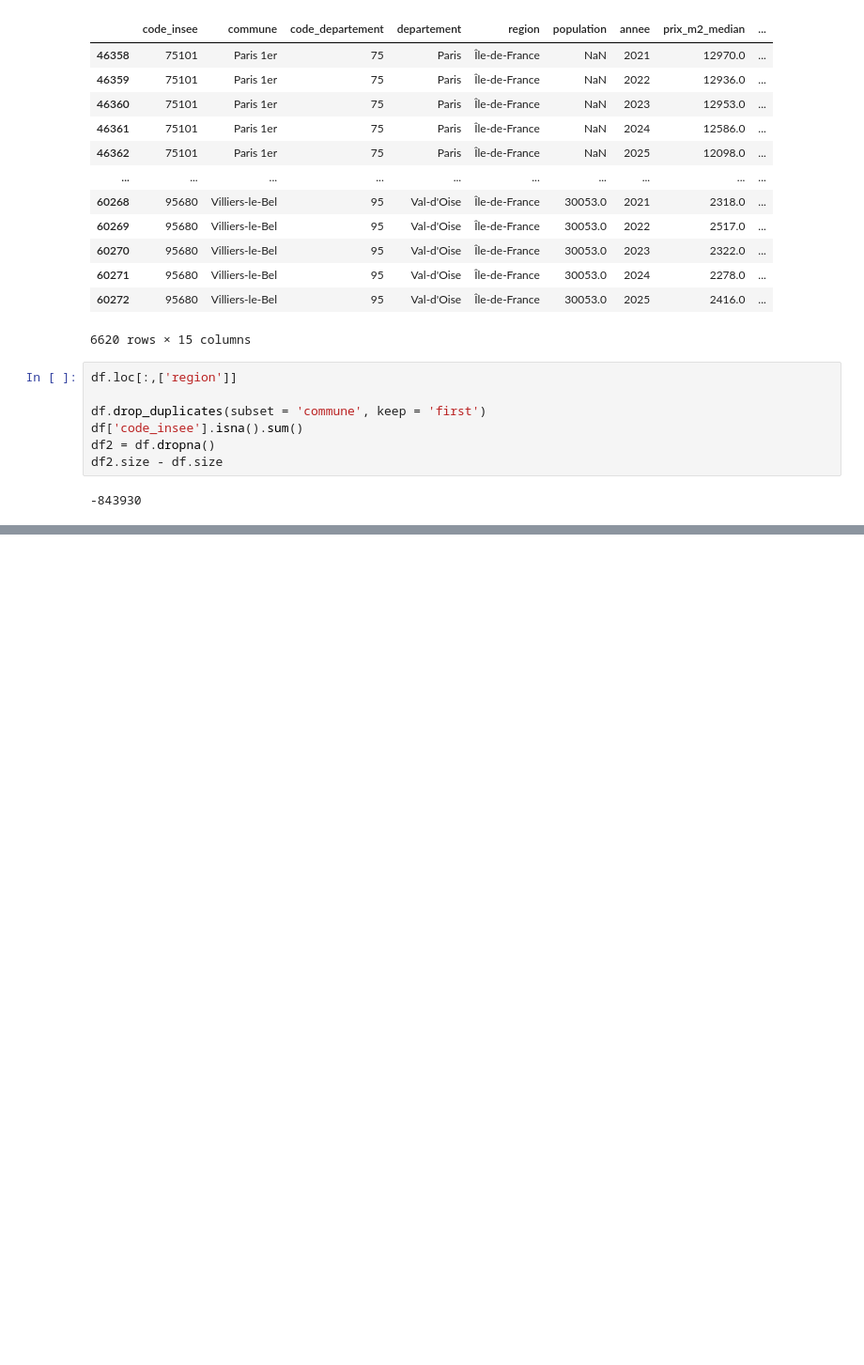
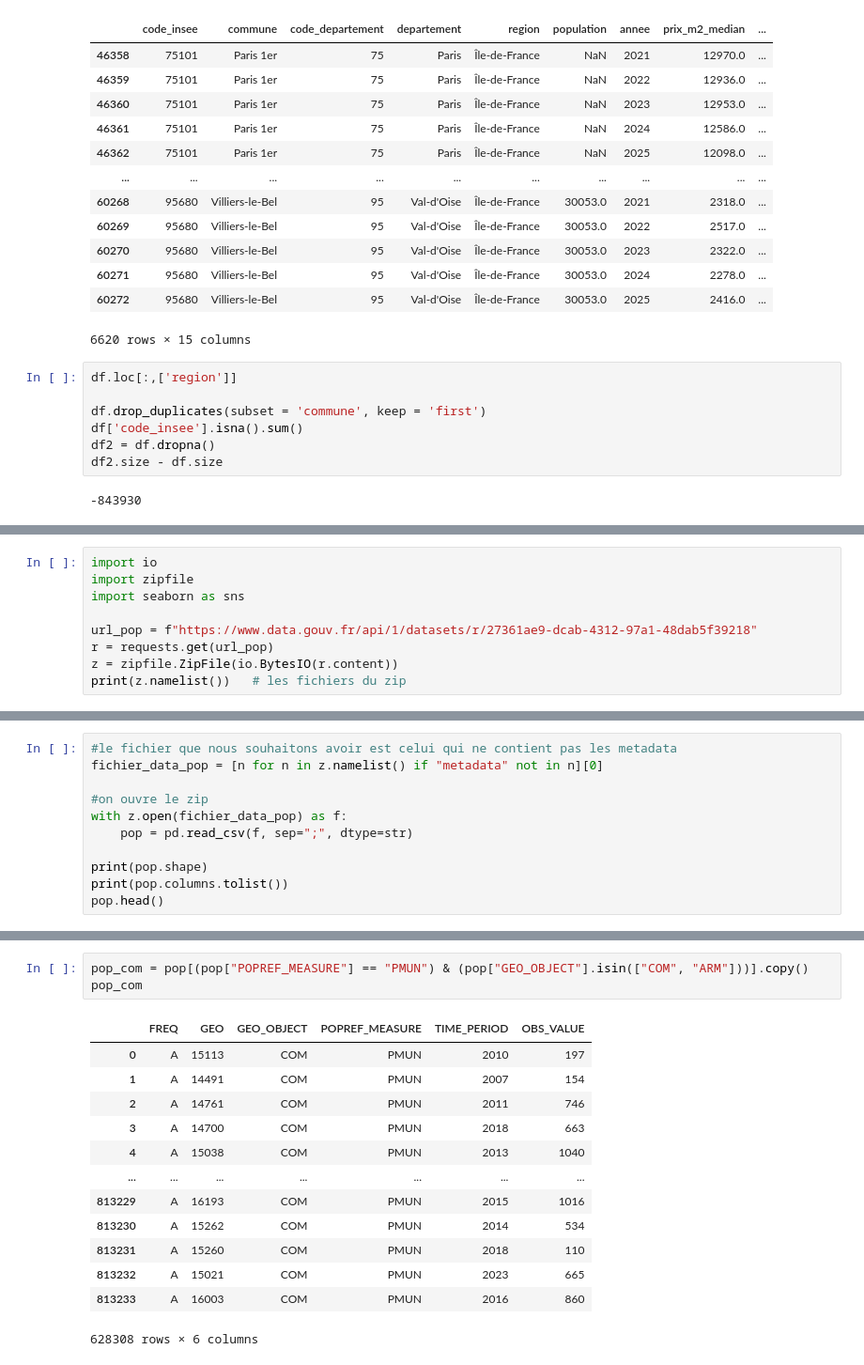
Before and after one commit to TomasAMG7/Python_S1_Challut_Garcia_Mossel, a Jupyter notebook: DATA/Données_price_immobilier.ipynb, the cells around one changed output, grey strips where cells are left out. Shown at 94% size. Cells and saved outputs as stored; diff of their text form; blank space fills up the shorter version.

```diff
--- a/DATA/Données_price_immobilier.ipynb
+++ b/DATA/Données_price_immobilier.ipynb
@@ -145,0 +165,9 @@ df_annee[2025].tail(20)
+# %%
+import io
+import zipfile
+import seaborn as sns
+
+url_pop = f"https://www.data.gouv.fr/api/1/datasets/r/27361ae9-dcab-4312-97a1-48dab5f39218"
+r = requests.get(url_pop)
+z = zipfile.ZipFile(io.BytesIO(r.content))
+print(z.namelist())   # les fichiers du zip
@@ -145,0 +176,11 @@ df_annee[2025].tail(20)
+# %%
+#le fichier que nous souhaitons avoir est celui qui ne contient pas les metadata
+fichier_data_pop = [n for n in z.namelist() if "metadata" not in n][0]
+
+#on ouvre le zip
+with z.open(fichier_data_pop) as f:
+    pop = pd.read_csv(f, sep=";", dtype=str)
+
+print(pop.shape)
+print(pop.columns.tolist())
+pop.head()
@@ -145,0 +196,17 @@ df_annee[2025].tail(20)
+# %%
+pop_com = pop[(pop["POPREF_MEASURE"] == "PMUN") & (pop["GEO_OBJECT"].isin(["COM", "ARM"]))].copy()
+pop_com
+# %% [output]
+|  | FREQ | GEO | GEO_OBJECT | POPREF_MEASURE | TIME_PERIOD | OBS_VALUE |
+| 0 | A | 15113 | COM | PMUN | 2010 | 197 |
+| 1 | A | 14491 | COM | PMUN | 2007 | 154 |
+| 2 | A | 14761 | COM | PMUN | 2011 | 746 |
+| 3 | A | 14700 | COM | PMUN | 2018 | 663 |
+| 4 | A | 15038 | COM | PMUN | 2013 | 1040 |
+| ... | ... | ... | ... | ... | ... | ... |
+| 813229 | A | 16193 | COM | PMUN | 2015 | 1016 |
+| 813230 | A | 15262 | COM | PMUN | 2014 | 534 |
+| 813231 | A | 15260 | COM | PMUN | 2018 | 110 |
+| 813232 | A | 15021 | COM | PMUN | 2023 | 665 |
+| 813233 | A | 16003 | COM | PMUN | 2016 | 860 |
+628308 rows × 6 columns
```
Also changed, not shown: parts of 11 cells of this notebook.
